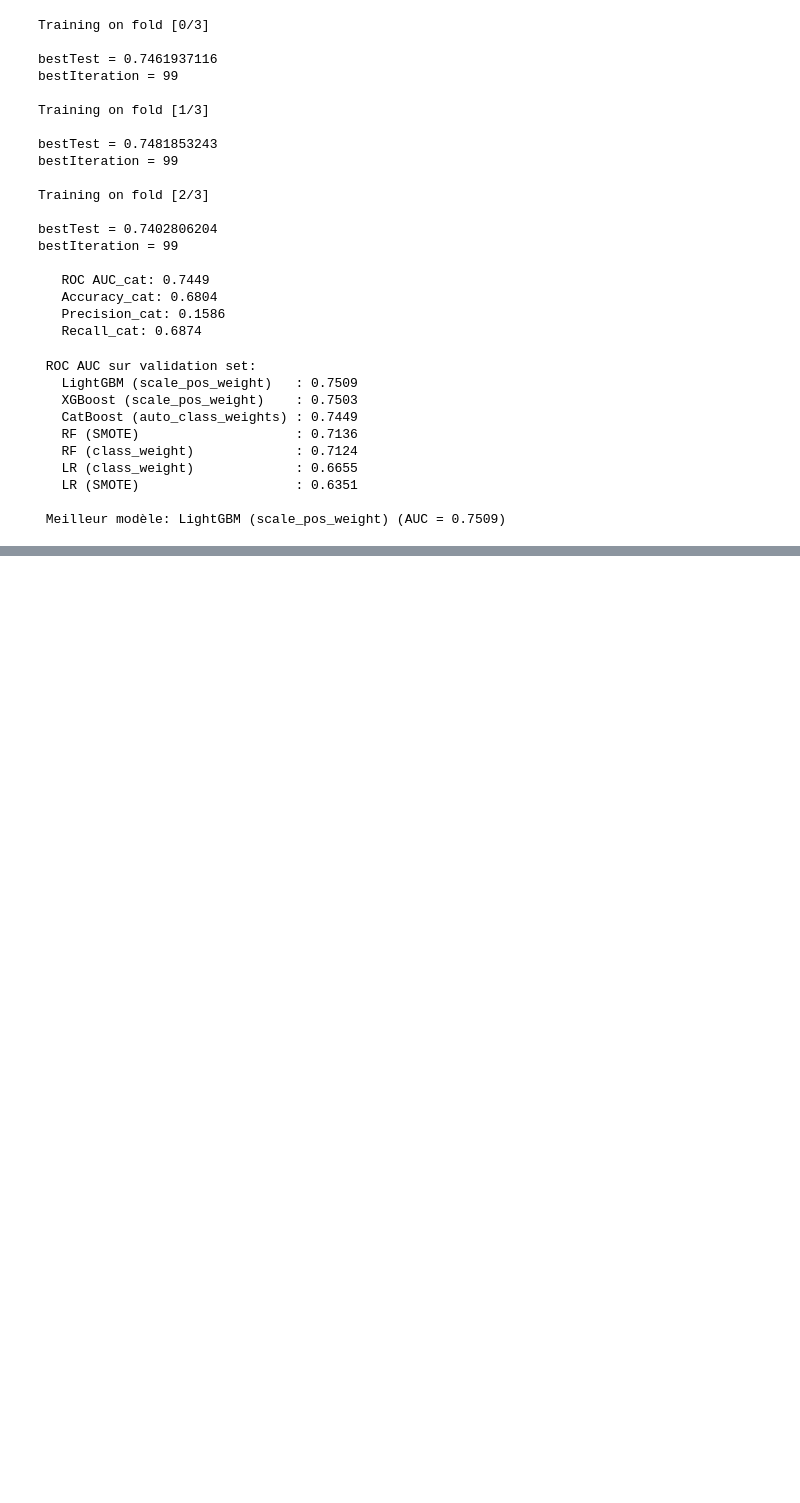
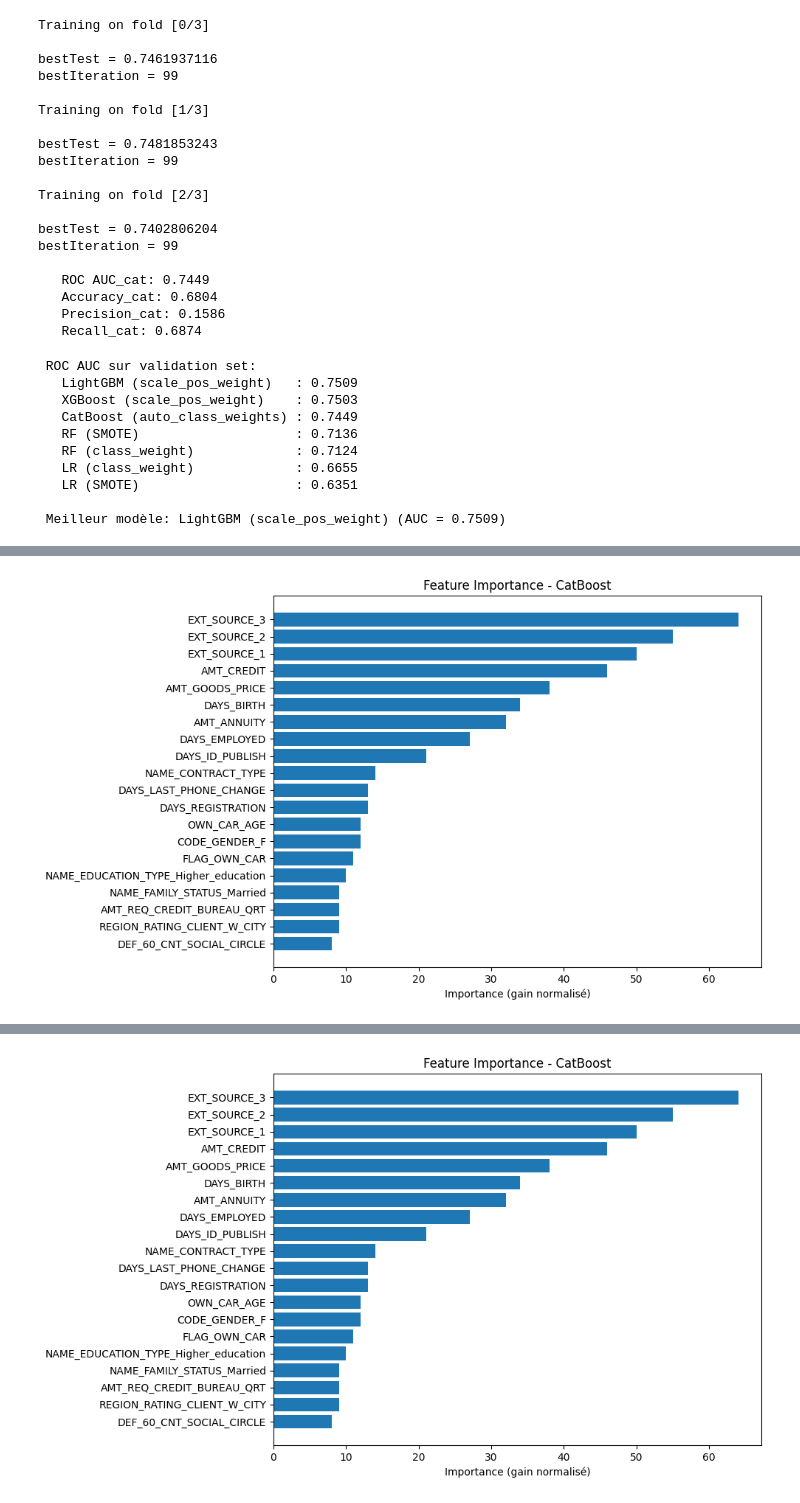
Before and after one commit to christophesallessacareau-boop/Initiez_vous_au_ML_Ops, a Jupyter notebook: main.ipynb, the cells around one changed output, grey strips where cells are left out. Saved outputs shown, nothing was run; the diff lists cells and outputs as text; code cells hidden in the pictures; blank space fills up the shorter version.

```diff
--- a/main.ipynb
+++ b/main.ipynb
@@ -982,0 +1239,75 @@ print(f"\n Meilleur modèle: {best[0]} (AUC = {best[1]:.4f})")
+# %%
+# Optuna + CatBoost + MLflow
+
+def objective_cat(trial):
+
+    params = {
+        "loss_function": "Logloss",
+        "eval_metric": "AUC",
+        "learning_rate": trial.suggest_float("learning_rate", 0.01, 0.2),
+        "depth": trial.suggest_int("depth", 3, 10),
+        "min_data_in_leaf": trial.suggest_int("min_data_in_leaf", 5, 20),
+        "subsample": trial.suggest_float("subsample", 0.6, 1.0),
+        "colsample_bylevel": trial.suggest_float("colsample_bylevel", 0.6, 1.0),
+        "auto_class_weights": trial.suggest_categorical("auto_class_weights", ["Balanced", "SqrtBalanced"]),
+        "iterations": 50,
+        "verbose": 0,
+    }
+
+    model = CatBoostClassifier(**params)
+
+    y_proba = cross_val_predict(
+        model, X_train, y_train,
+        cv=skf,
+        method="predict_proba",
+        n_jobs=-1
+    )[:, 1]
+
+    roc_auc = roc_auc_score(y_train, y_proba)
+
+    threshold = trial.suggest_float("threshold", 0.1, 0.9)
+    y_pred = (y_proba > threshold).astype(int)
+
+    tn, fp, fn, tp = confusion_matrix(y_train, y_pred).ravel()
+    cost = fn * 10 + fp * 1
+    score = roc_auc - (cost / len(y_train))
+
+    return score
+
+
+study_cat = optuna.create_study(direction="maximize")
+study_cat.optimize(objective_cat, n_trials=20)
+
+best_params_cat = study_cat.best_params
+best_threshold_cat = best_params_cat.pop("threshold")
+
+model_best_cat = CatBoostClassifier(**best_params_cat, verbose=0)
+model_best_cat.fit(X_train, y_train)
+
+y_val_proba_cat = model_best_cat.predict_proba(X_val)[:, 1]
+y_val_pred_cat = (y_val_proba_cat > best_threshold_cat).astype(int)
+
+roc_auc_cat = roc_auc_score(y_val, y_val_proba_cat)
+
+# Plot
+plt.figure(figsize=(10, 6))
+plt.barh(sorted_names[:20][::-1], sorted_importance[:20][::-1])
+plt.xlabel("Importance (gain normalisé)")
+plt.title("Feature Importance - CatBoost")
+plt.tight_layout()
+plt.show()
+
+
+with mlflow.start_run(run_name="CatBoost_Optuna_Optimized"):
+    mlflow.log_params(best_params_cat)
+    mlflow.log_param("optimized_threshold", best_threshold_cat)
+    mlflow.log_metric("roc_auc", roc_auc_cat)
+    mlflow.catboost.log_model(model_best_cat, "model")
+
+    fig, ax = plt.subplots(figsize=(10, 6))
+    ax.barh(sorted_names[:20][::-1], sorted_importance[:20][::-1])
+    ax.set_xlabel("Importance (gain normalisé)")
+    ax.set_title("Feature Importance - CatBoost")
+    plt.tight_layout()
+    mlflow.log_figure(fig, "feature_importance.png")
+# %% [output]
@@ -982,0 +1331 @@ print(f"\n Meilleur modèle: {best[0]} (AUC = {best[1]:.4f})")
+[figure, added]
@@ -982,0 +1333 @@ print(f"\n Meilleur modèle: {best[0]} (AUC = {best[1]:.4f})")
+[figure, added]
```
Also changed, not shown: parts of 18 cells of this notebook.
